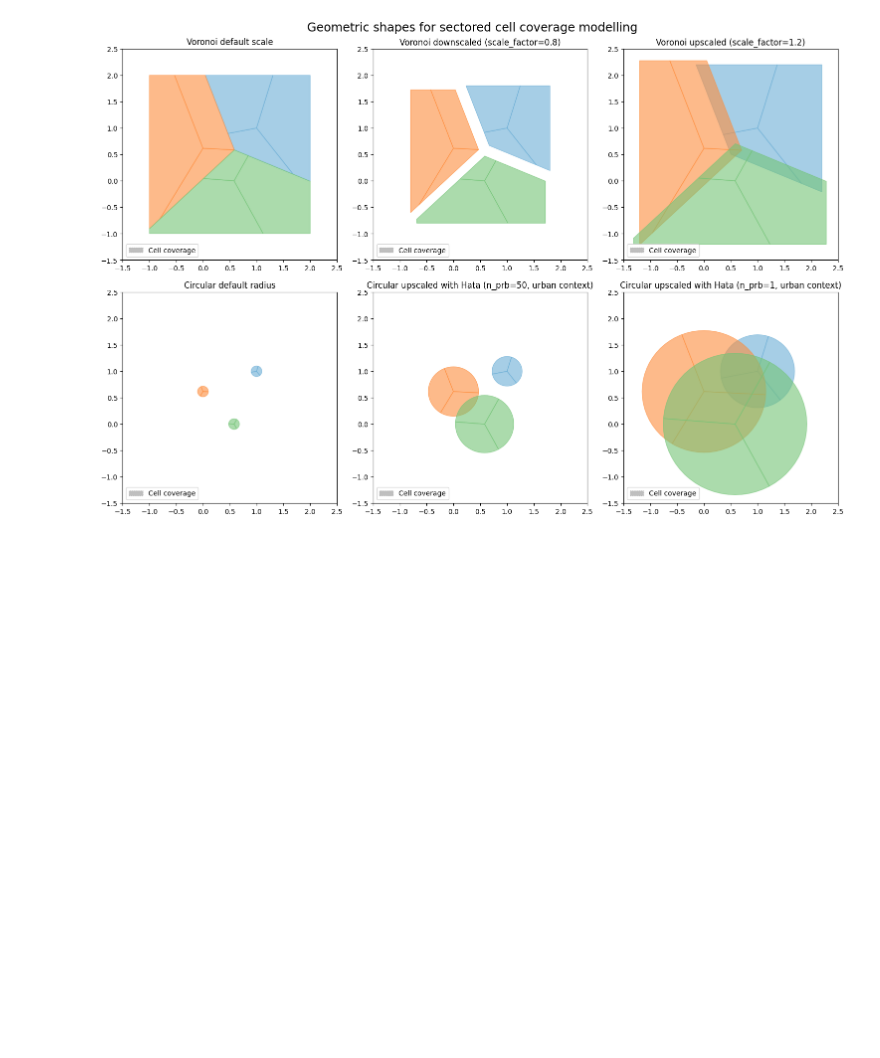
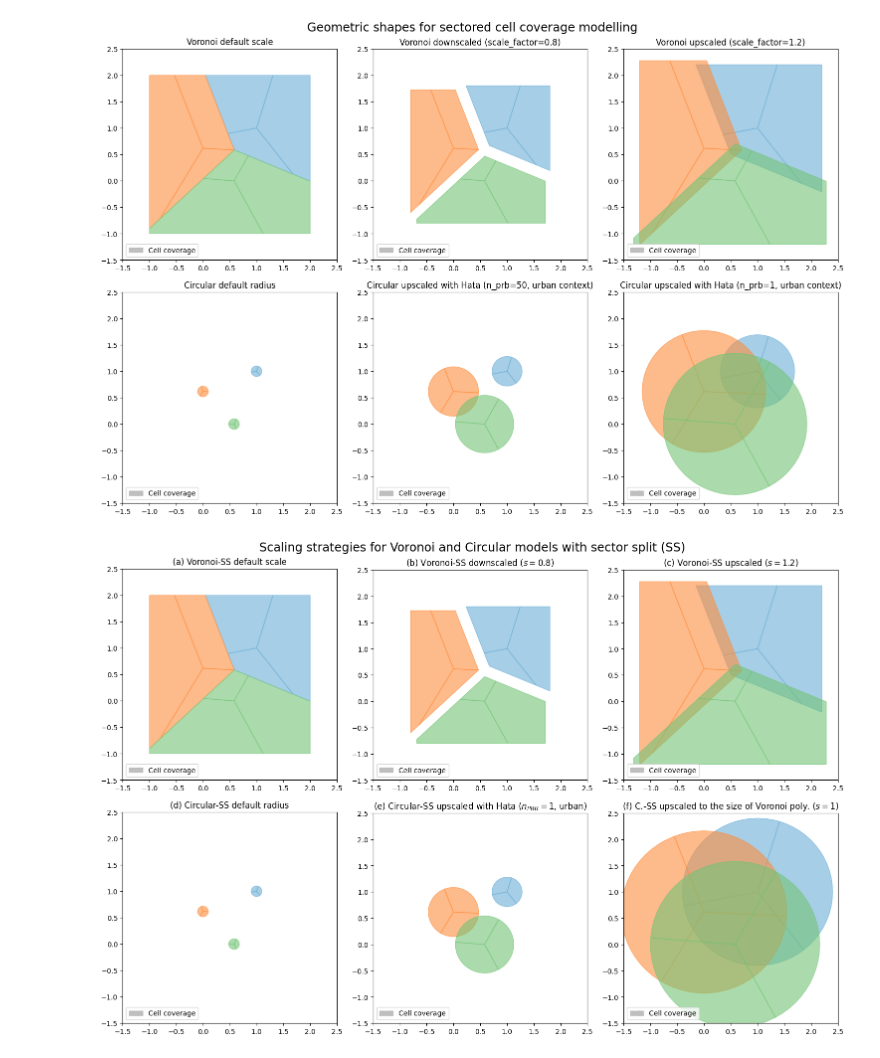
Before and after one commit to Orange-OpenSource/GeoLibCov, a Jupyter notebook: notebooks/shapes.ipynb, the cells around one changed output. Saved outputs shown, nothing was run; the diff lists cells and outputs as text; code cells hidden in the pictures; blank space fills up the shorter version.

```diff
--- a/notebooks/shapes.ipynb
+++ b/notebooks/shapes.ipynb
@@ -195,3 +225,49 @@ plt.savefig(f'coverage_scales.svg')
 plt.show()
 # %% [output]
 [figure]
+# %%
+coverages = [voro1, voro_down, voro_up, circle_default, circle50_km, vorocircle]
+titles = [
+    '(a) Voronoi-SS default scale',
+    '(b) Voronoi-SS downscaled ($s=0.8$)',
+    '(c) Voronoi-SS upscaled ($s=1.2$)',
+    '(d) Circular-SS default radius',
+    '(e) Circular-SS upscaled with Hata ($n_{PRB}=1$, urban)',
+    '(f) C.-SS upscaled to the size of Voronoi poly. ($s=1$)',
+]
+
+def plot_scale(coverage, topo, title, ax):
+    ax.set_xlim([-1.5, 2.5])
+    ax.set_ylim([-1.5, 2.5])
+    handles = []
+
+    # plot cell sector coverage
+    az_color = topo.rescale_azimut(coverage.cell_shapes.azimut)
+    for r, az_c in zip(coverage.cell_shapes.iterrows(), az_color):
+        values = r[1]
+        p = values.geometry
+        bs = values.bs_id
+        x, y = p.exterior.xy
+        ax.fill(x, y, linestyle='solid', color=topo.site_color[bs](0.5), alpha=0.6)
+    handles.append(mpatches.Patch(color='gray', label='Cell coverage', alpha=0.5, linestyle='dotted'))
+    ax.legend(handles=handles, loc='lower left')
+    ax.set_title(title)
+    return ax
+
+
+# gridspec inside gridspec
+fig = plt.figure(layout='constrained', figsize=(15, 10))
+subfigs = fig.subfigures(2, 3, width_ratios=[1, 1, 1], height_ratios=[1, 1])
+
+for i in range(2):
+    for j in range(3):
+        idx = 3*i + j
+        ax = subfigs[i, j].subplots(1, 1)
+        pc = plot_scale(coverages[idx], topo, titles[idx], ax)
+#subfigs[0, 0].suptitle('Left plots', fontsize='x-large')
+
+fig.suptitle('Scaling strategies for Voronoi and Circular models with sector split (SS)', fontsize='xx-large')
+plt.savefig(f'coverage_scales.pdf')
+plt.show()
+# %% [output]
+[figure, added]
```
Also changed, not shown: parts of 1 cell of this notebook.
